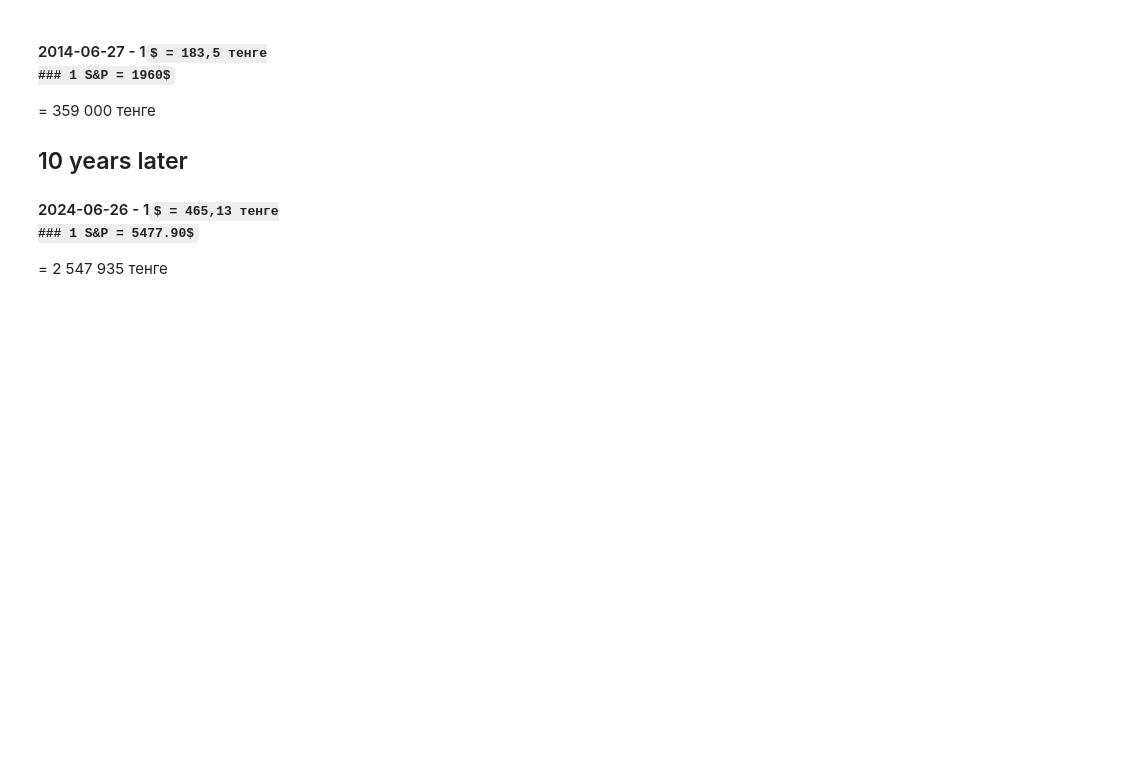
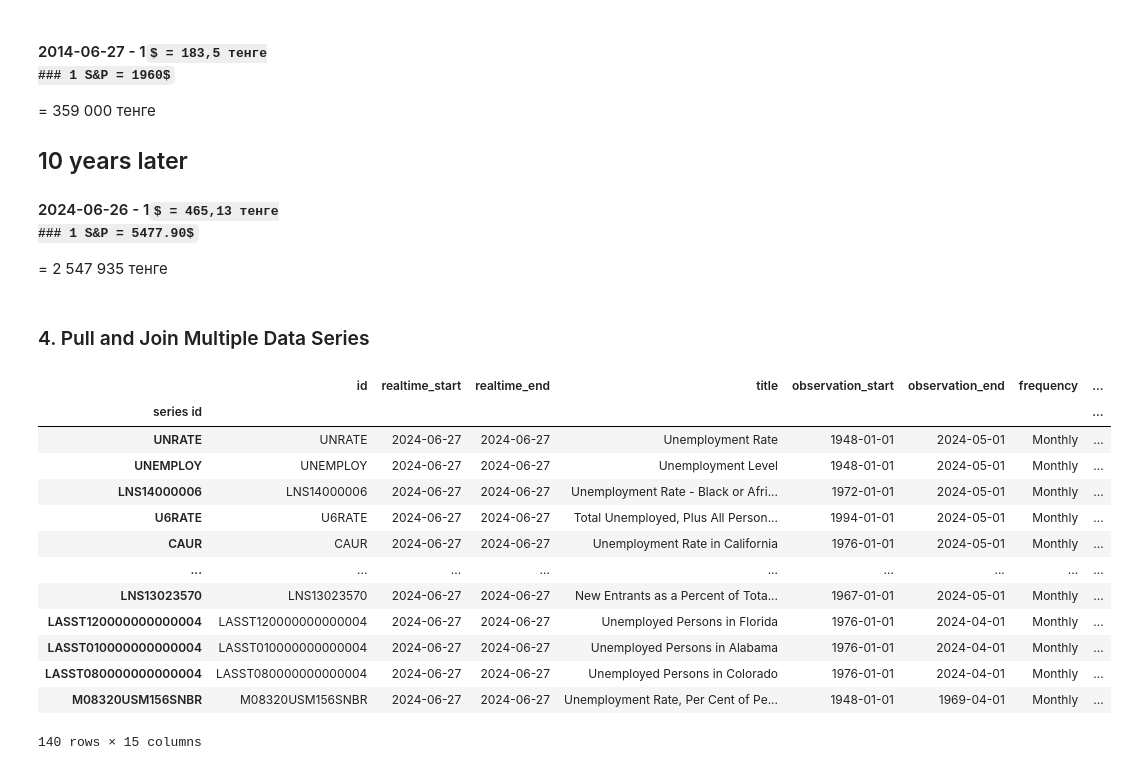
Before and after one commit to pernebay-arailym/Project_16_Economic_Data_Analysis, a Jupyter notebook: economic_da.ipynb, the cells around one changed output. Saved outputs shown, nothing was run; the diff lists cells and outputs as text; code cells hidden in the pictures; some formulas as TeX source; blank space fills up the shorter version.

Commit message:
got fred unemployment data

```diff
--- a/economic_da.ipynb
+++ b/economic_da.ipynb
@@ -50,3 +50,5 @@ sp500.plot(figsize=(10, 5), title='S&P 500', lw=2)
 
 #### 2024-06-26 - 1$ = 465,13 тенге
 ### 1 S&P = 5477.90$ = 2 547 935 тенге
+# %% [markdown]
+### 4. Pull and Join Multiple Data Series
@@ -52,0 +61,19 @@ sp500.plot(figsize=(10, 5), title='S&P 500', lw=2)
+# %%
+unempt_df=fred.search('unemployment state', filter=('frequency', 'Monthly'))
+# %%
+unempt_df.query('seasonal_adjustment == "Seasonally Adjusted"')
+# %% [output]
+|  | id | realtime_start | realtime_end | title | observation_start | observation_end | frequency | ... |
+| series id |  |  |  |  |  |  |  | ... |
+| UNRATE | UNRATE | 2024-06-27 | 2024-06-27 | Unemployment Rate | 1948-01-01 | 2024-05-01 | Monthly | ... |
+| UNEMPLOY | UNEMPLOY | 2024-06-27 | 2024-06-27 | Unemployment Level | 1948-01-01 | 2024-05-01 | Monthly | ... |
+| LNS14000006 | LNS14000006 | 2024-06-27 | 2024-06-27 | Unemployment Rate - Black or Afri... | 1972-01-01 | 2024-05-01 | Monthly | ... |
+| U6RATE | U6RATE | 2024-06-27 | 2024-06-27 | Total Unemployed, Plus All Person... | 1994-01-01 | 2024-05-01 | Monthly | ... |
+| CAUR | CAUR | 2024-06-27 | 2024-06-27 | Unemployment Rate in California | 1976-01-01 | 2024-05-01 | Monthly | ... |
+| ... | ... | ... | ... | ... | ... | ... | ... | ... |
+| LNS13023570 | LNS13023570 | 2024-06-27 | 2024-06-27 | New Entrants as a Percent of Tota... | 1967-01-01 | 2024-05-01 | Monthly | ... |
+| LASST120000000000004 | LASST120000000000004 | 2024-06-27 | 2024-06-27 | Unemployed Persons in Florida | 1976-01-01 | 2024-04-01 | Monthly | ... |
+| LASST010000000000004 | LASST010000000000004 | 2024-06-27 | 2024-06-27 | Unemployed Persons in Alabama | 1976-01-01 | 2024-04-01 | Monthly | ... |
+| LASST080000000000004 | LASST080000000000004 | 2024-06-27 | 2024-06-27 | Unemployed Persons in Colorado | 1976-01-01 | 2024-04-01 | Monthly | ... |
+| M08320USM156SNBR | M08320USM156SNBR | 2024-06-27 | 2024-06-27 | Unemployment Rate, Per Cent of Pe... | 1948-01-01 | 1969-04-01 | Monthly | ... |
+140 rows × 15 columns
```
Also changed, not shown: parts of 3 cells of this notebook.
